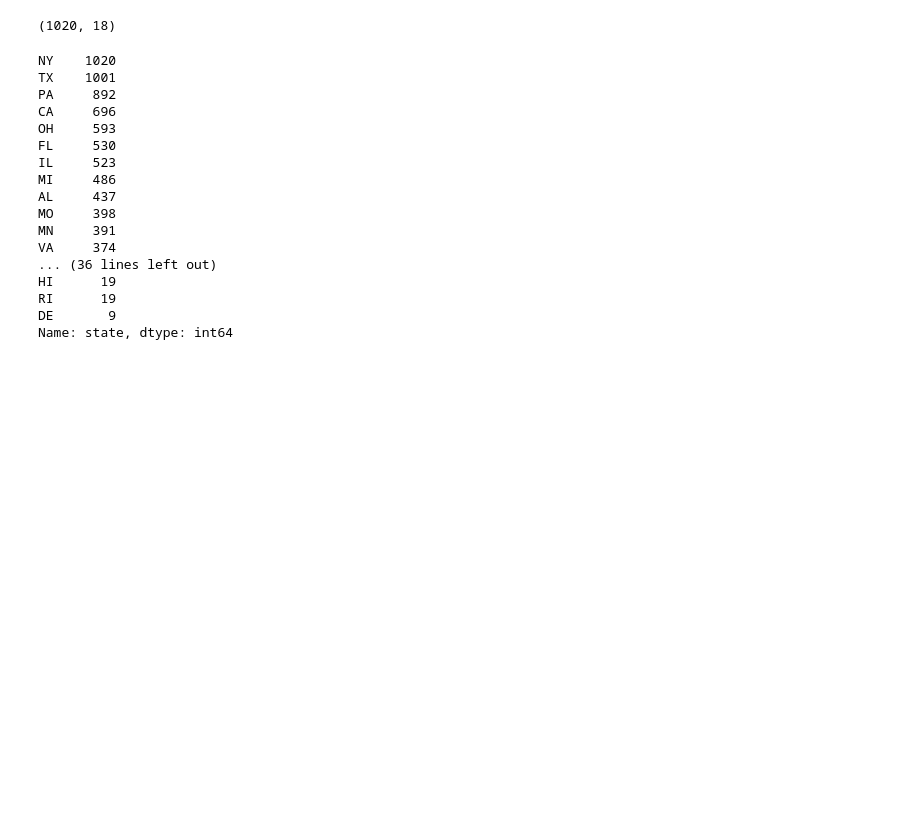
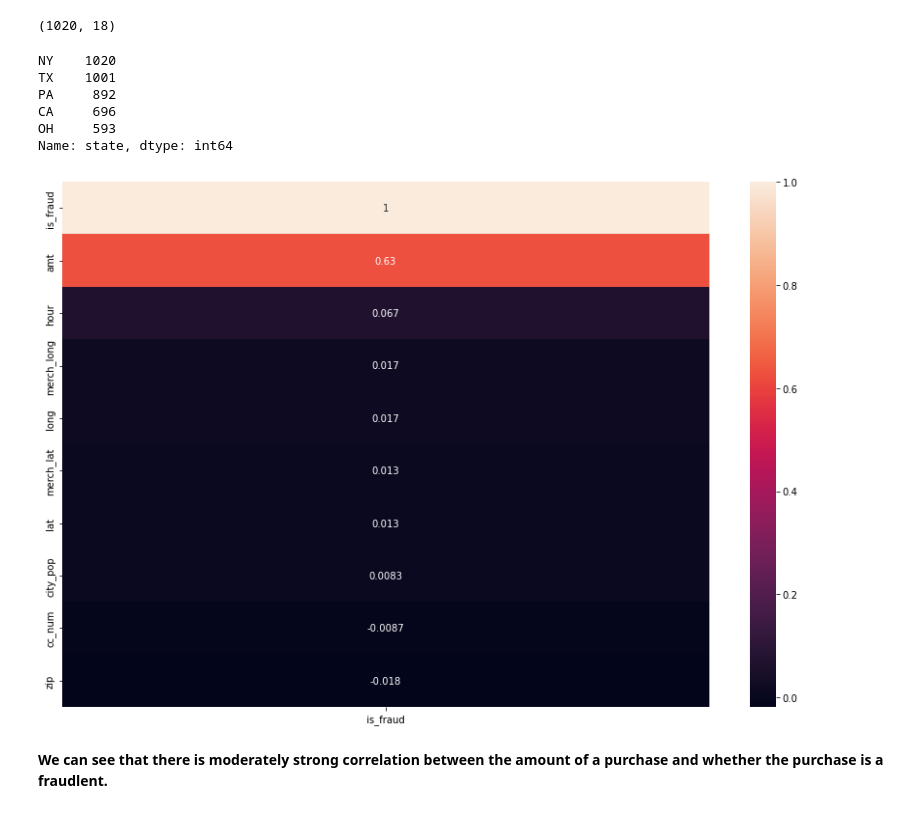
Before and after one commit to 123CarlosRivera/Fraud-Project, a Jupyter notebook: Code/EDA.ipynb, the cells around one changed output. Saved outputs shown, nothing was run; the diff lists cells and outputs as text; code cells hidden in the pictures; blank space fills up the shorter version.

```diff
--- a/Code/EDA.ipynb
+++ b/Code/EDA.ipynb
@@ -124,22 +125,18 @@ fraud[fraud['state']=='NY'].shape
 # %% [output]
 (1020, 18)
 # %%
-fraud['state'].value_counts()
+fraud['state'].value_counts()[:5]
 # %% [output]
 NY    1020
 TX    1001
 PA     892
 CA     696
 OH     593
-FL     530
-IL     523
-MI     486
-AL     437
-MO     398
-MN     391
-VA     374
-... (36 lines left out)
-HI      19
-RI      19
-DE       9
 Name: state, dtype: int64
+# %%
+plt.figure(figsize=(15,10))
+sns.heatmap(fraud.corr()[['is_fraud']].sort_values(by='is_fraud',ascending=False),annot=True);
+# %% [output]
+[figure, added]
+# %% [markdown]
+**We can see that there is moderately strong correlation between the amount of a purchase and whether the purchase is a fraudlent.**
```
Also changed, not shown: parts of 1 cell of this notebook, 5 other files.
